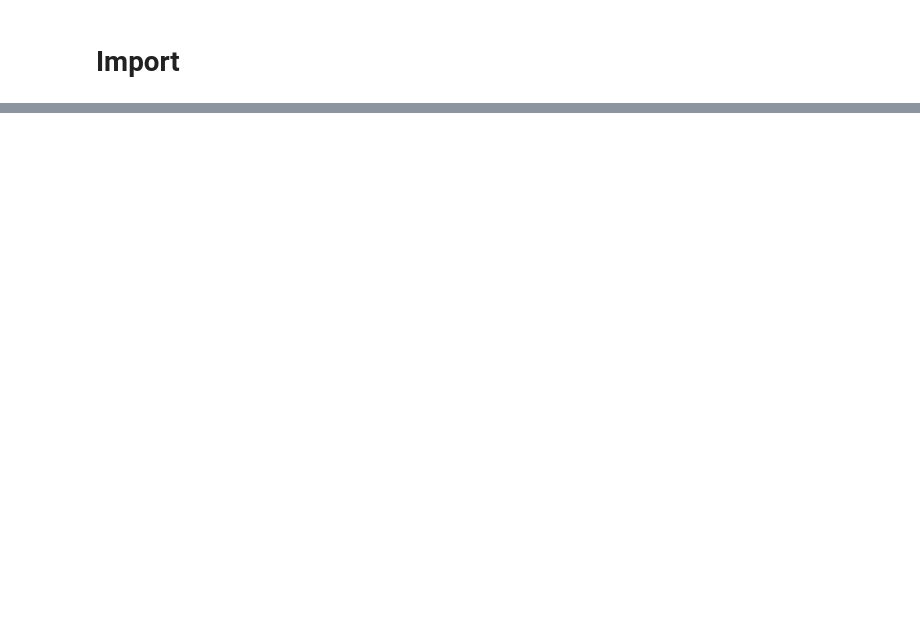
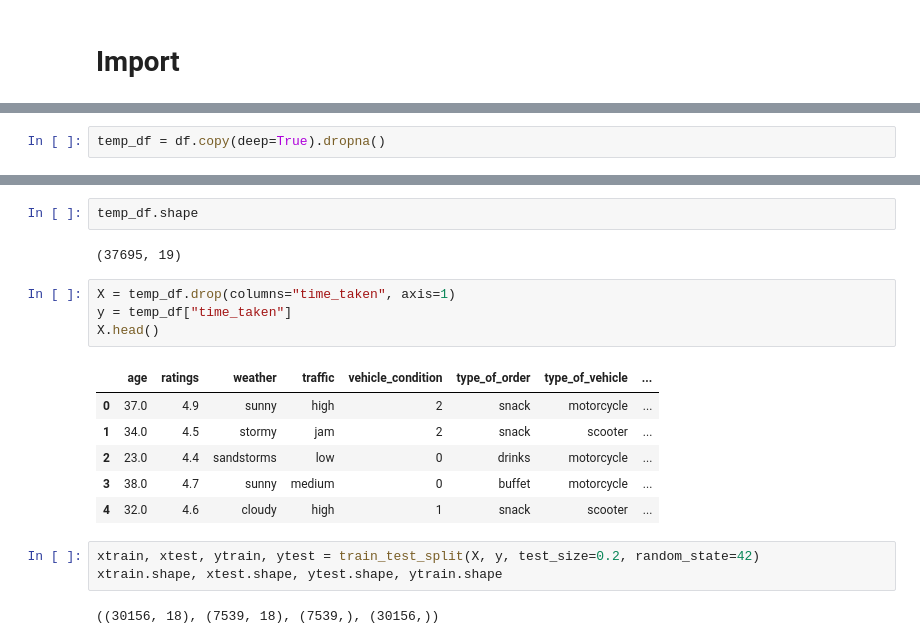
Before and after one commit to rabin20-04/delivery_time_prediction, a Jupyter notebook: notebooks/BaseLine_model.ipynb, the cells around one changed output, grey strips where cells are left out. Cells and saved outputs as stored; diff of their text form; blank space fills up the shorter version.

```diff
--- a/notebooks/BaseLine_model.ipynb
+++ b/notebooks/BaseLine_model.ipynb
@@ -79,0 +127,2 @@ df1.sample(10)
+# %%
+temp_df = df.copy(deep=True).dropna()
@@ -79,0 +152,20 @@ df1.sample(10)
+# %%
+temp_df.shape
+# %% [output]
+(37695, 19)
+# %%
+X = temp_df.drop(columns="time_taken", axis=1)
+y = temp_df["time_taken"]
+X.head()
+# %% [output]
+|  | age | ratings | weather | traffic | vehicle_condition | type_of_order | type_of_vehicle | ... |
+| 0 | 37.0 | 4.9 | sunny | high | 2 | snack | motorcycle | ... |
+| 1 | 34.0 | 4.5 | stormy | jam | 2 | snack | scooter | ... |
+| 2 | 23.0 | 4.4 | sandstorms | low | 0 | drinks | motorcycle | ... |
+| 3 | 38.0 | 4.7 | sunny | medium | 0 | buffet | motorcycle | ... |
+| 4 | 32.0 | 4.6 | cloudy | high | 1 | snack | scooter | ... |
+# %%
+xtrain, xtest, ytrain, ytest = train_test_split(X, y, test_size=0.2, random_state=42)
+xtrain.shape, xtest.shape, ytest.shape, ytrain.shape
+# %% [output]
+((30156, 18), (7539, 18), (7539,), (30156,))
```
Also changed, not shown: parts of 18 cells of this notebook, 1 other file.
